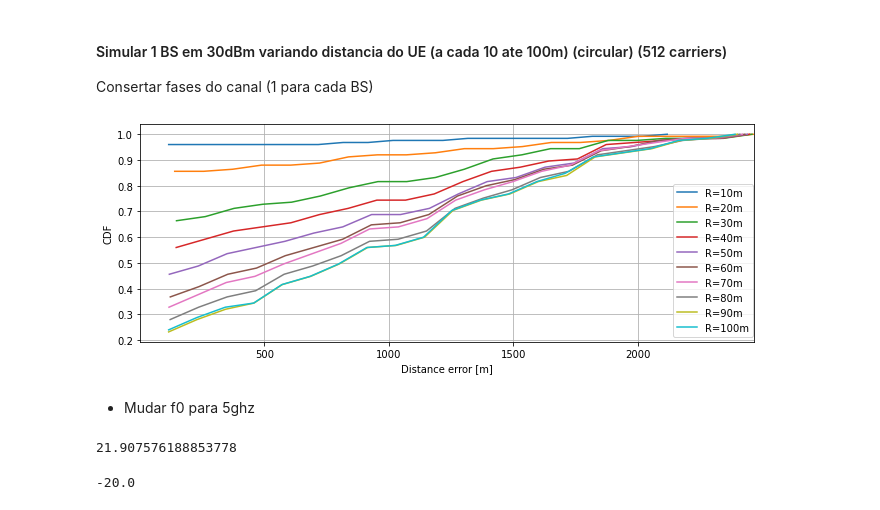
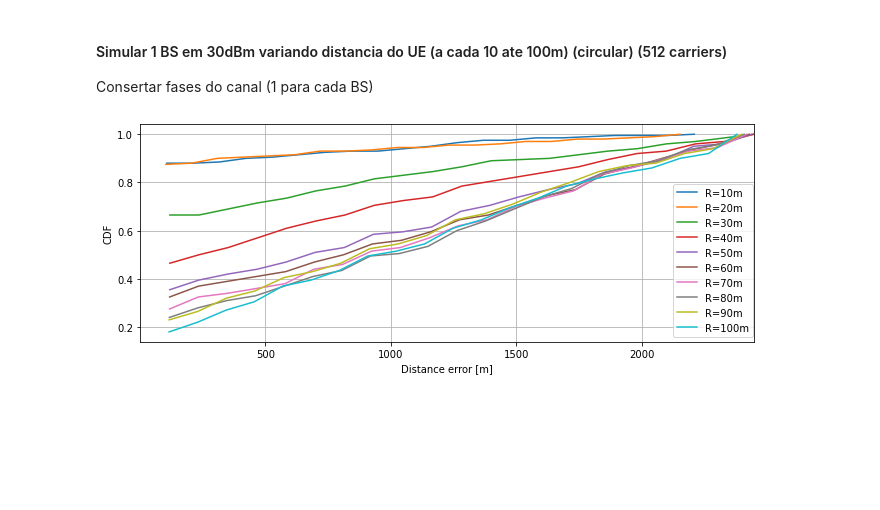
Before and after one commit to gabrielbopi/MIMO_localization, a Jupyter notebook: simulation.ipynb, the cells around one changed output. Saved outputs shown, nothing was run; the diff lists cells and outputs as text; code cells hidden in the pictures; blank space fills up the shorter version.

```diff
--- a/simulation.ipynb
+++ b/simulation.ipynb
@@ -269,7 +500,7 @@ plt.grid()
 - Problematica (Proc do sinal recebido)
 - Conclusoes (Prox. passos...)
 # %%
-def erro_distancia(BS,UE,f,f0,Δf=120e3,P_db=30):
+def erro_distancia(BS,UE,f,Δf=120e3,P_db=30):
     n_bs = np.size(BS,0)
     n_f = np.size(f,0)
     P = inv_dbm(P_db)/n_f
@@ -289,8 +520,8 @@ def erro_distancia(BS,UE,f,f0,Δf=120e3,P_db=30):
     S = np.diag(D)*np.sqrt(P)
 
     #Noise
-    var_ruido = inv_dbm(-127)*Δf #N0=-127dBm
-    η = np.random.normal(0,np.sqrt(var_ruido/2))+1j*np.random.normal(0,np.sqrt(var_ruido/2))
+    var_ruido = inv_dbm(-127)*Δf/2
+    η = np.random.normal(0,np.sqrt(var_ruido))+1j*np.random.normal(0,np.sqrt(var_ruido))
     # Received signal Y(f)
     Y = H @ S + η
 
@@ -323,6 +688,6 @@ def erro_distancia(BS,UE,f,f0,Δf=120e3,P_db=30):
 # %%
 #Plot error CDF (m) for ranging carrier frequencies
-mc = 125 #Monte Carlo realizations
+mc = 10 #Monte Carlo realizations
 p_db = 30#dB
 n_f = 16
 # N_f = np.round(np.linspace(1,60,7))
@@ -336,7 +701,7 @@ for f0 in N_f:
     for j in range(mc):
         np.random.seed(j)
         UE = usuário(n_ue, 200, 100)
-        erro_D[j] = erro_distancia(BS,UE,f,f0,Δf,p_db)
+        erro_D[j] = erro_distancia(BS,UE,f,Δf,p_db)
     erro_Dtot = erro_D.reshape([n_bs*mc])
     cdf_erroi, pdf_erroi, binsi = cdf(erro_Dtot,bins=21)
     cdf_erro = np.concatenate([cdf_erro,cdf_erroi])
@@ -352,6 +717,7 @@ for f0,i in zip(N_f*1e-9,range(len(N_f))):
     plt.plot(bins[i,1:],cdf_erro[i], label=label)
 plt.ylabel("CDF")
 plt.xlabel("Distance error [m]")
-plt.xlim(np.min(bins),np.max(bins))
+# plt.xlim(np.min(bins),np.max(bins))
+plt.xlim(np.min(bins),80)
 plt.legend(bbox_to_anchor=(0.81, 0.62), loc='upper left')
 plt.grid()
@@ -374,7 +819,7 @@ for p_db,i in zip(P_db,range(nPot)):
     for j in range(mc):
         np.random.seed(j)
         UE = usuário(n_ue, 200, 100)
-        erro_D[j] = erro_distancia(BS,UE,f,f0,Δf,p_db)
+        erro_D[j] = erro_distancia(BS,UE,f,Δf,p_db)
     erro_Dtot = erro_D.reshape([n_bs*mc])
     cdf_erroi, pdf_erroi, binsi = cdf(erro_Dtot,bins=21)
     cdf_erro = np.concatenate([cdf_erro,cdf_erroi])
@@ -386,7 +831,7 @@ bins = bins.reshape([nPot,np.size(binsi)])
 #PLOTs
 plt.figure(figsize=(11,4))
 for p_db,i in zip(P_db,range(nPot)):
-    label = ('P={}dB'.format(np.trunc(p_db)))
+    label = ('P={}dBm'.format(np.trunc(p_db)))
     plt.plot(bins[i,1:],cdf_erro[i], label=label)
 plt.ylabel("CDF")
 plt.xlabel("Distance error [m]")
@@ -398,6 +843,6 @@ plt.grid()
 # %%
 #Plot error CDF (m) for a set of number of frequencies
-mc = 125 #Monte Carlo realizations
+mc = 200 #Monte Carlo realizations
 f0=60e9
 p_db = 30#dB
 N_f = 2**np.arange(5,11)
@@ -410,7 +855,7 @@ for n_f in N_f:
     for j in range(mc):
         np.random.seed(j)
         UE = usuário(n_ue, 200, 100)
-        erro_D[j] = erro_distancia(BS,UE,f,f0,Δf,p_db)
+        erro_D[j] = erro_distancia(BS,UE,f,Δf,p_db)
     erro_Dtot = erro_D.reshape([n_bs*mc])
     cdf_erroi, pdf_erroi, binsi = cdf(erro_Dtot,bins=21)
     cdf_erro = np.concatenate([cdf_erro,cdf_erroi])
@@ -422,7 +867,7 @@ bins = bins.reshape([(len(N_f)),np.size(binsi)])
 #PLOTs
 plt.figure(figsize=(11,4))
 for n_f,i in zip(N_f,range(len(N_f))):
-    label = ('{} freqs'.format(n_f))
+    label = ('{} carriers'.format(n_f))
     plt.plot(bins[i,1:],cdf_erro[i], label=label)
 plt.ylabel("CDF")
 plt.xlabel("Distance error [m]")
@@ -444,7 +887,7 @@ def usuárioR(n, R):
     return UE.reshape(n,3)
 # %%
 #Plot error CDF (m) for a set of R
-mc = 125 #Monte Carlo realizations
+mc = 200 #Monte Carlo realizations
 z_bs=15
 BS = np.array([[0,0,z_bs]]); n_bs = np.size(BS,axis=0)
 n_f = 512
@@ -455,34 +898,32 @@ p_db = 30 #dBm
 n_r = 10
 R = np.linspace(10,100,n_r)
 cdf_erro=[]; pdf_erro=[]; bins=[];
 
 for r,i in zip(R,range(n_r)):
     erro_D = np.zeros([mc,n_bs])
 
     #Compute CDF
     for j in range(mc):
         np.random.seed(j)
         UE = usuárioR(n_ue, r)
-        erro_D[j] = erro_distancia(BS,UE,f,f0,Δf,p_db)
+        erro_D[j] = erro_distancia(BS,UE,f,Δf,p_db)
     erro_Dtot = erro_D.reshape([n_bs*mc])
     cdf_erroi, pdf_erroi, binsi = cdf(erro_Dtot,bins=21)
     cdf_erro = np.concatenate([cdf_erro,cdf_erroi])
     pdf_erro = np.concatenate([pdf_erro,pdf_erroi])
     bins = np.concatenate([bins,binsi])
 cdf_erro = cdf_erro.reshape([n_r,np.size(cdf_erroi)])
 pdf_erro = pdf_erro.reshape([n_r,np.size(pdf_erroi)])
 bins = bins.reshape([n_r,np.size(binsi)])
 #PLOTs
 plt.figure(figsize=(11,4))
 for r,i in zip(R,range(n_r)):
     label = ('R={}m'.format(round(r)))
     plt.plot(bins[i,1:],cdf_erro[i], label=label)
 plt.ylabel("CDF")
 plt.xlabel("Distance error [m]")
 plt.xlim(np.min(bins),np.max(bins))
 plt.legend(bbox_to_anchor=(0.86, 0.75), loc='upper left')
 plt.grid()
 # %% [output]
-[figure, old version]
+[figure, new version]
-# %% [markdown]
-- Mudar f0 para 5ghz
@@ -491,15 +929,0 @@ plt.grid()
-# %%
-f0=5.5e9
-λ = 3e8/f0
-#Linear pathloss
-Gr=inv_db(7.3)
-Gt=15
-Pr_Pt=inv_dbm(-25)/1
-R =  (λ/(4*np.pi))*np.sqrt(Gr*Gt/Pr_Pt)
-R
-# %% [output]
-21.907576188853778
-# %%
-db(0.01)
-# %% [output]
--20.0
```
Also changed, not shown: parts of 32 cells of this notebook, 15 other files.
